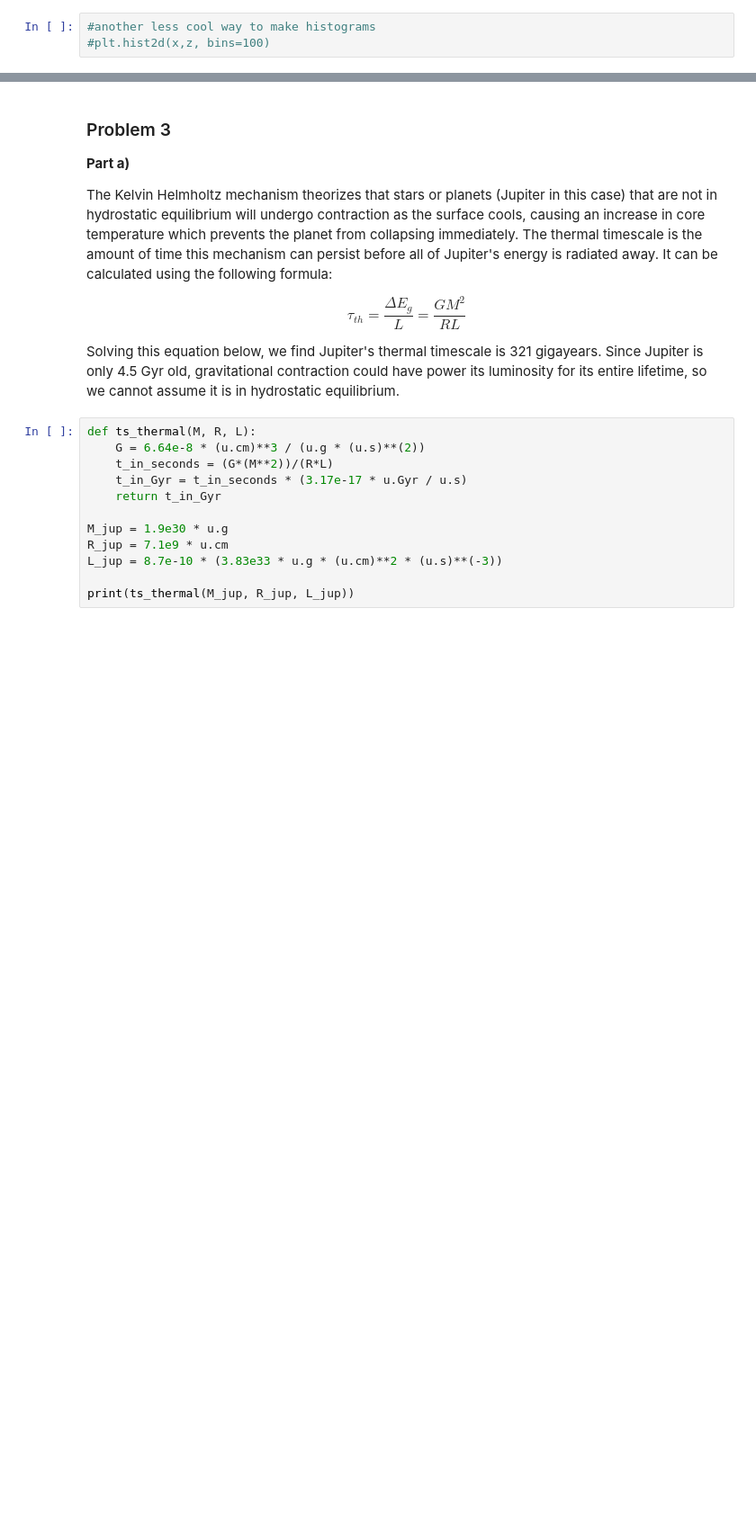
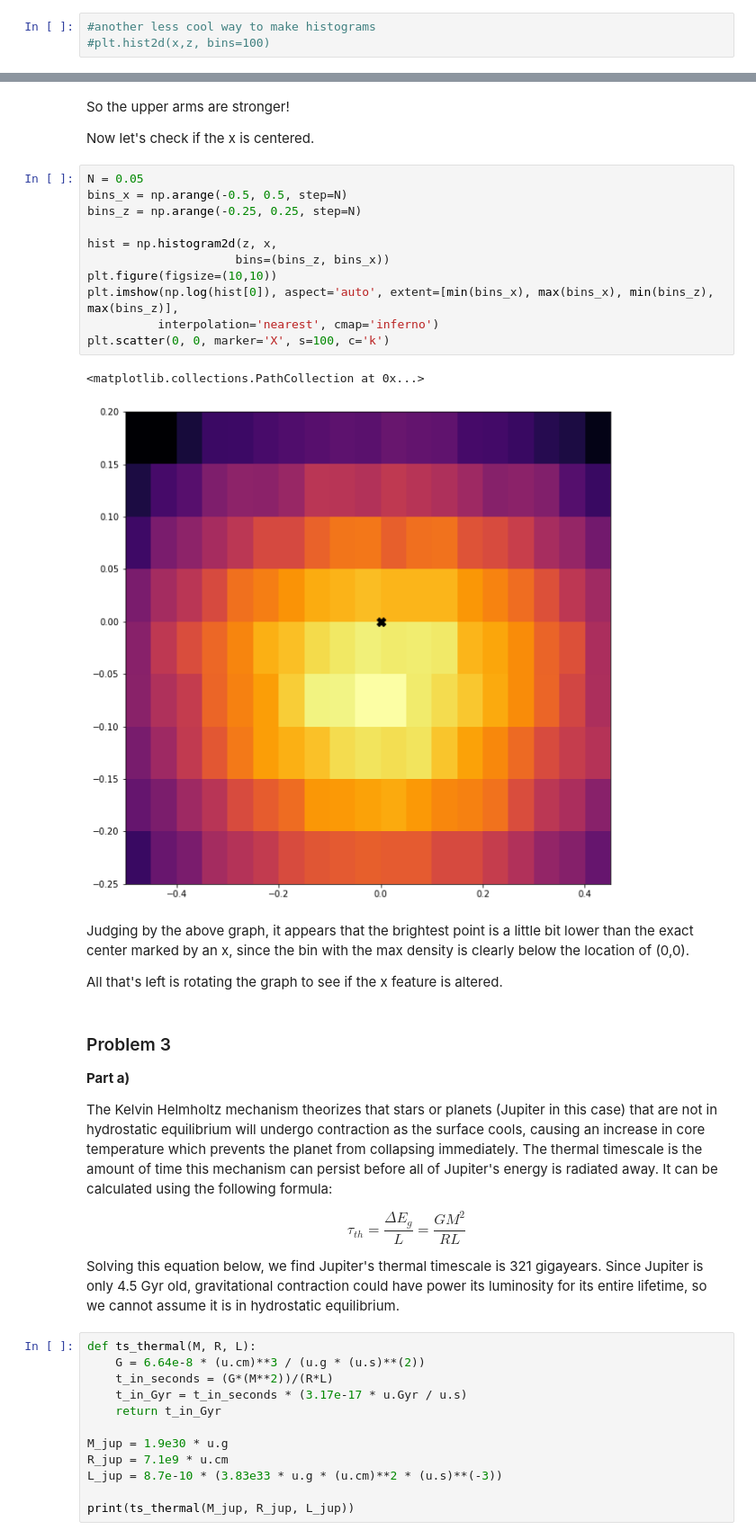
Before and after one commit to yasmeenasali/Modern_Stellar_Astrophysics, a Jupyter notebook: Documents/Modern Stellar Astrophysics/git-projects/Homework 2.ipynb, the cells around one changed output, grey strips where cells are left out. Shown: that part at 90% size. Saved outputs shown, nothing was run; the diff lists cells and outputs as text; blank space fills up the shorter version.

```diff
--- a/Documents/Modern Stellar Astrophysics/git-projects/Homework 2.ipynb
+++ b/Documents/Modern Stellar Astrophysics/git-projects/Homework 2.ipynb
@@ -108,3 +178,25 @@ Wow look at that x!
+# %% [markdown]
+So the upper arms are stronger!
+
+Now let's check if the x is centered.
+# %%
+N = 0.05
+bins_x = np.arange(-0.5, 0.5, step=N)
+bins_z = np.arange(-0.25, 0.25, step=N)
+
+hist = np.histogram2d(z, x,
+                     bins=(bins_z, bins_x))
+plt.figure(figsize=(10,10))
+plt.imshow(np.log(hist[0]), aspect='auto', extent=[min(bins_x), max(bins_x), min(bins_z), max(bins_z)],
+          interpolation='nearest', cmap='inferno')
+plt.scatter(0, 0, marker='X', s=100, c='k')
+# %% [output]
+<matplotlib.collections.PathCollection at 0x...>
+[figure, added]
+# %% [markdown]
+Judging by the above graph, it appears that the brightest point is a little bit lower than the exact center marked by an x, since the bin with the max density is clearly below the location of (0,0).
+
+All that's left is rotating the graph to see if the x feature is altered.
 # %% [markdown]
 ### Problem 3
 
```
Also changed, not shown: parts of 10 cells of this notebook.
